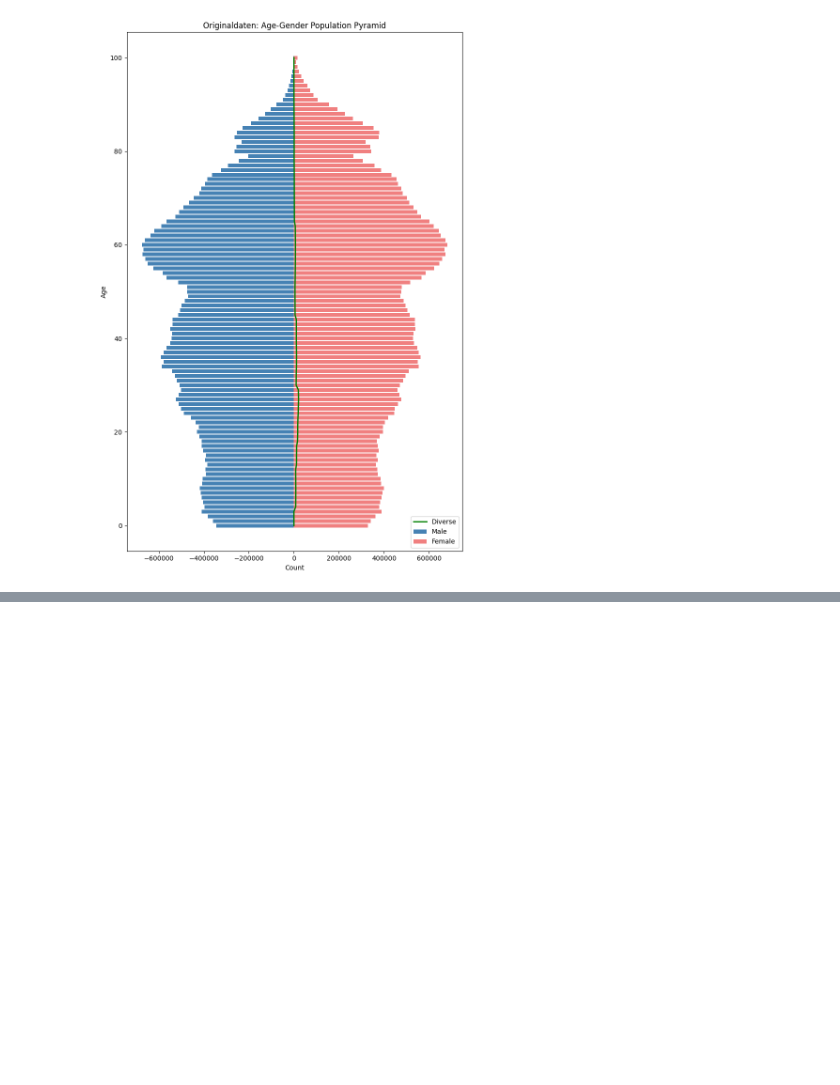
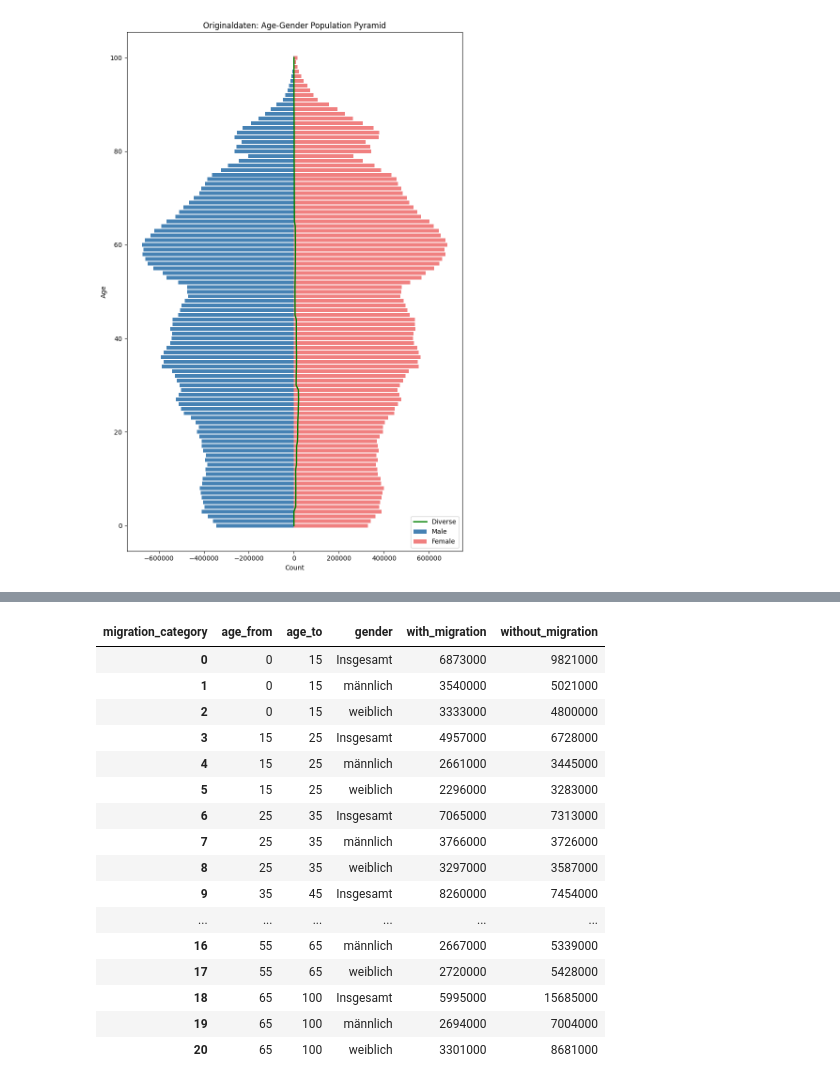
Before and after one commit to ltreme/Social-Bias-Benchmark, a Jupyter notebook: app/notebooks/Persona_Gen_draft.ipynb, the cells around one changed output, grey strips where cells are left out. Drawn from its saved outputs; the diff is of its cells as text; code cells hidden in the pictures; blank space fills up the shorter version.

```diff
--- a/app/notebooks/Persona_Gen_draft.ipynb
+++ b/app/notebooks/Persona_Gen_draft.ipynb
@@ -248,0 +353,3 @@ plt.show()
+# %%
+df_migration = pd.read_csv('../../data/raw/12211-0200_de_flat.csv', sep=';')
+relevant_df_migration = df_migration[['2_variable_attribute_label', '3_variable_attribute_label', '4_variable_attribute_label', 'value']]
@@ -248,0 +385,88 @@ plt.show()
+# %%
+WITH_MIGRATION = [
+    'Mit Migrationshintergrund',
+    'Spätaussiedler',
+    'Ausländer mit eigener Migrationserfahrung',
+    'Ausländer ohne eigene Migrationserfahrung',
+    'Deutsche mit eigener Migrationserfahrung'
+]
+WITHOUT_MIGRATION = [
+    'Ohne Migrationshintergrund',
+    'Deutsche ohne eigene Migrationserfahrung'
+]
+# %%
+def classify_migration_status(label):
+    if label in WITH_MIGRATION:
+        return 'with_migration'
+    elif label in WITHOUT_MIGRATION:
+        return 'without_migration'
+    else:
+        return None  # falls z.B. "Insgesamt" oder irrelevante Gruppen
+
+import re
+
+def parse_age_range(age_str):
+    if pd.isnull(age_str):
+        return None, None
+
+    # "15 bis unter 25 Jahre"
+    match = re.match(r'(\d+)\s+bis unter\s+(\d+)\s+Jahre', age_str)
+    if match:
+        return int(match.group(1)), int(match.group(2))-1  # -1, da "unter" nicht inkludiert ist
+
+    # "unter 15 Jahre"
+    match = re.match(r'unter\s+(\d+)\s+Jahre', age_str)
+    if match:
+        return 0, int(match.group(1))-1  # -1, da "unter" nicht inkludiert ist
+
+    # "65 Jahre und mehr" → setze age_to = 100
+    match = re.match(r'(\d+)\s+Jahre und mehr', age_str)
+    if match:
+        return int(match.group(1)), 100
+
+    return None, None
+
+
+# Kopie erzeugen, um das Original nicht zu verändern
+df = relevant_df_migration.copy()
+
+# Spaltennamen vereinfachen
+df.columns = ['migration_status', 'gender', 'age_range', 'value']
+
+df['migration_category'] = df['migration_status'].apply(classify_migration_status)
+df = df[df['migration_category'].notnull()]  # Filtere alle nicht zuordbaren Gruppen
+
+df = df[df['age_range'] != 'Insgesamt'] # Entferne die Zeile mit "Insgesamt"
+
+# Altersbereich extrahieren
+df[['age_from', 'age_to']] = df['age_range'].apply(lambda x: pd.Series(parse_age_range(x)))
+df['value'] = df['value'] * 1000
+
+# Pivotieren
+pivot_df = df.pivot_table(
+    index=['age_from', 'age_to', 'gender'],
+    columns='migration_category',
+    values='value',
+    aggfunc='sum'
+).reset_index()
+
+# Ergebnis anzeigen
+pivot_df
+# %% [output]
+| migration_category | age_from | age_to | gender | with_migration | without_migration |
+| 0 | 0 | 15 | Insgesamt | 6873000 | 9821000 |
+| 1 | 0 | 15 | männlich | 3540000 | 5021000 |
+| 2 | 0 | 15 | weiblich | 3333000 | 4800000 |
+| 3 | 15 | 25 | Insgesamt | 4957000 | 6728000 |
+| 4 | 15 | 25 | männlich | 2661000 | 3445000 |
+| 5 | 15 | 25 | weiblich | 2296000 | 3283000 |
+| 6 | 25 | 35 | Insgesamt | 7065000 | 7313000 |
+| 7 | 25 | 35 | männlich | 3766000 | 3726000 |
+| 8 | 25 | 35 | weiblich | 3297000 | 3587000 |
+| 9 | 35 | 45 | Insgesamt | 8260000 | 7454000 |
+| ... | ... | ... | ... | ... | ... |
+| 16 | 55 | 65 | männlich | 2667000 | 5339000 |
+| 17 | 55 | 65 | weiblich | 2720000 | 5428000 |
+| 18 | 65 | 100 | Insgesamt | 5995000 | 15685000 |
+| 19 | 65 | 100 | männlich | 2694000 | 7004000 |
+| 20 | 65 | 100 | weiblich | 3301000 | 8681000 |
```
Also changed, not shown: parts of 11 cells of this notebook, 20 other files.
